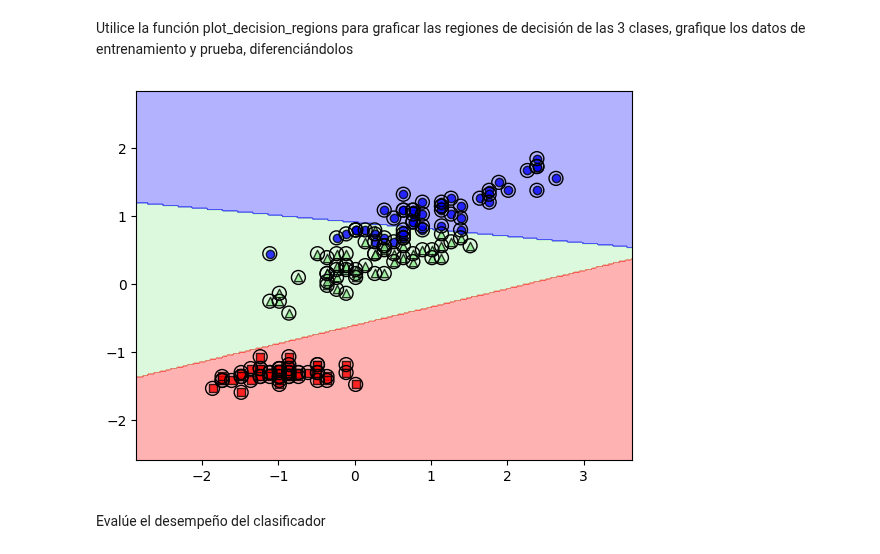
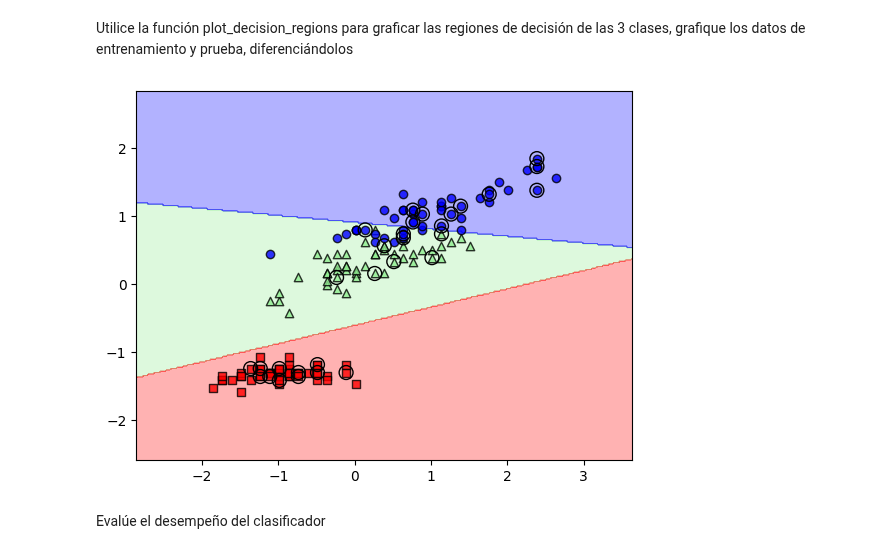
Before and after one commit to axelescalante0/Aprendizaje-Maquinal, a Jupyter notebook: Scrips/Perceptron/PerceptronSimple.ipynb, the cells around one changed output. Drawn from its saved outputs; the diff is of its cells as text; code cells hidden in the pictures.

```diff
--- a/Scrips/Perceptron/PerceptronSimple.ipynb
+++ b/Scrips/Perceptron/PerceptronSimple.ipynb
@@ -353,13 +353,13 @@ Utilice la función plot_decision_regions para graficar las regiones de decisió
 # %%
 from modulos.graficacion import plot_decision_regions
 #Junto los datos de entrenamiento y testeo
 X_2 = np.vstack((X2_train_std, X2_test_std))
 y_2 = np.hstack((y2_train, y2_test))
 
 #Uso la libreria Scilearn para graficar
-plot_decision_regions(X_2, y_2, perceptron, test_idx=range(0,150))
+plot_decision_regions(X_2, y_2, perceptron, test_idx=range(120,150))
 # %% [output]
-[figure, old version]
+[figure, new version]
 # %% [markdown]
 Evalúe el desempeño del clasificador
 # %%
```
Also changed, not shown: parts of 2 cells of this notebook, 2 other files.
